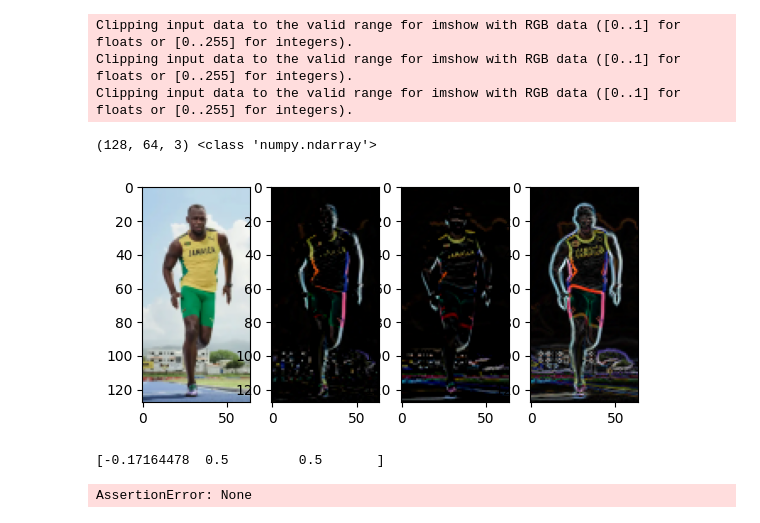
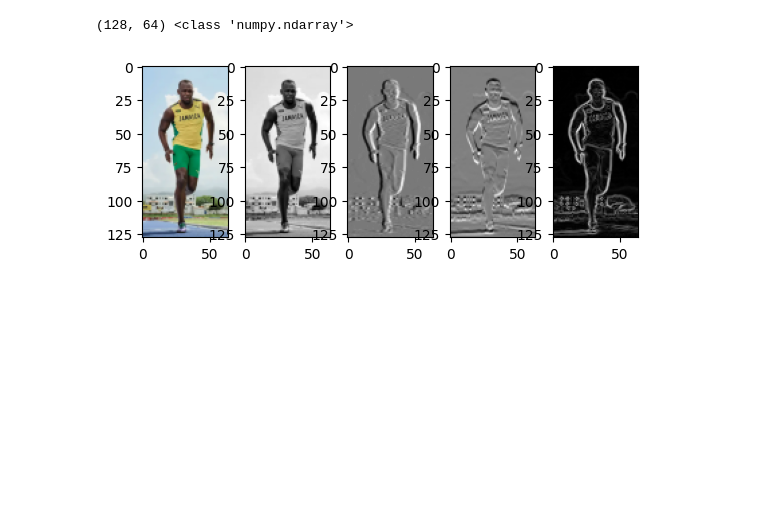
Before and after one commit to martinellop/People-Analysis, a Jupyter notebook: HOG_test.ipynb, the cells around one changed output. Cells and saved outputs as stored; diff of their text form; code cells hidden in the pictures; blank space fills up the shorter version.

Commit message:
fixes in HOG_test. histogram generation has still something to be fixed.

```diff
--- a/HOG_test.ipynb
+++ b/HOG_test.ipynb
@@ -14,57 +14,68 @@ cells_grid_columns = int(img_w/cell_w_h)
 cells_grid_rows = int(img_h/cell_w_h)
 # %%
 img_path = os.path.join(".","bolt_test_HOG.png")
-img = cv2.imread(img_path)
-img = cv2.cvtColor(img, cv2.COLOR_BGR2RGB)
+color_img = cv2.imread(img_path)
+color_img = cv2.cvtColor(color_img, cv2.COLOR_BGR2RGB)
+#img = cv2.cvtColor(img, cv2.COLOR_BGR2RGB)
+img = cv2.cvtColor(color_img, cv2.COLOR_BGR2GRAY)
 print(img.shape, type(img))
 
 img = np.float32(img) / 255.0
 gx = cv2.Sobel(img, cv2.CV_32F, 1, 0, ksize=1)
 gy = cv2.Sobel(img, cv2.CV_32F, 0, 1, ksize=1)
 
 mag, angles = cv2.cartToPolar(gx,gy, angleInDegrees=True)
 
-fig, ax = plt.subplots(nrows=1, ncols=4)
-ax[0].imshow(img, label='a')
-ax[1].imshow(gx, label='b')
-ax[2].imshow(gy, label='c')
-ax[3].imshow(mag, label='d')
+fig, ax = plt.subplots(nrows=1, ncols=5)
+ax[0].imshow(color_img, )
+ax[1].imshow(img, cmap='gray',)
+ax[2].imshow(gx, cmap='gray')
+ax[3].imshow(gy, cmap='gray')
+ax[4].imshow(mag, cmap='gray')
 plt.show()
 # %% [output]
-Clipping input data to the valid range for imshow with RGB data ([0..1] for floats or [0..255] for integers).
-Clipping input data to the valid range for imshow with RGB data ([0..1] for floats or [0..255] for integers).
-Clipping input data to the valid range for imshow with RGB data ([0..1] for floats or [0..255] for integers).
+(128, 64) <class 'numpy.ndarray'>
-(128, 64, 3) <class 'numpy.ndarray'>
-[figure, old version]
+[figure, new version]
 # %%
 def ToBins(cell_dir:np.array, cell_mag:np.array):
     'Takes a 8x8 cell as input, and returns a np.array representing the HOG of that cell.'
     #direction angles in degrees!
-    assert cell_dir.shape == (8,8,3), f"dir matrix should be shaped (8,8,3), but it's {cell_dir.shape}"
-    assert cell_mag.shape == (8,8,3), f"mag matrix should be shaped (8,8,3), but it's {cell_mag.shape}"
+    assert cell_dir.shape == cell_mag.shape, f"dir {cell_dir.shape} and mag {cell_mag.shape} matrixes have a different shape."
+
+    if cell_dir.ndim == 2:
+        cell_dir = cell_dir[:,:,np.newaxis]
+        cell_mag = cell_mag[:,:,np.newaxis]
 
     cell_dir = cell_dir % 180
-    bins = np.zeros(shape=(nbins,3), dtype=np.float32)
+    bins = np.zeros(shape=(nbins,cell_dir.shape[-1]), dtype=np.float32)
     step = 180.0/nbins
 
     #in this array, idx 0 correspond to angle 180-step, and idx -1 correspond to angle 0
     angles = np.arange(-step,180.0+step,step)
     angles = angles[:,np.newaxis]   #for broadcasting
 
+    idx_helper = np.arange(cell_dir.shape[-1])
     #print(angles)
     for i in range(cell_w_h):
         for j in range(cell_w_h):
             dir, mag = cell_dir[i,j], cell_mag[i,j]
             diff = np.abs(angles-dir)
             idx_1 = np.argmin(diff, 0)
-            tmp = diff[idx_1]
-            diff[idx_1] = 180
+            idx_3 = np.argmin(diff, 0, keepdims=True)
+            tmp = diff[idx_1, idx_helper]
+            diff[idx_1, idx_helper] = 180
             idx_2 = np.argmin(diff, 0)
-            diff[idx_1] = tmp
-            factor_1 = np.diag(1.0 - diff[idx_1] / step)
-            factor_2 = np.diag(1.0 - diff[idx_2] / step)
+
+            #print(diff,idx_1,tmp, idx_2)
+            diff[idx_1, idx_helper] = tmp
+
+            #print("idx1: ",diff[idx_1] / step,"\nidx2: ", diff[idx_2] / step)
+
+
+            factor_1 = 1.0 - diff[idx_1, idx_helper] / step
+            factor_2 = 1.0 - diff[idx_2, idx_helper] / step
             assert np.all(factor_1 >= 0), print(factor_1)
-            assert np.all(factor_2 >= 0), print(factor_2)
+            assert np.all(factor_2 >= 0), print(diff,idx_1,idx_2,factor_2)
             #now we just have to correct the indexes.
             idx_1 = np.where(idx_1==0, nbins-1, idx_1-1)
             idx_1 = np.where(idx_1==nbins, 0, idx_1)
@@ -94,9 +105,6 @@ norm_hogs = np.empty([cells_grid_rows-1, cells_grid_columns-1, nbins,3], dtype=n
 for i in range(cells_grid_rows-1):
     for j in range(cells_grid_columns-1):
         norm_hogs[i,j] = normalize(hogs[i:i+1,j:j+1])
-# %% [output]
-[-0.17164478  0.5         0.5       ]
-AssertionError: None
 # %%
 #visualization
 
```
Also changed, not shown: parts of 2 cells of this notebook.
